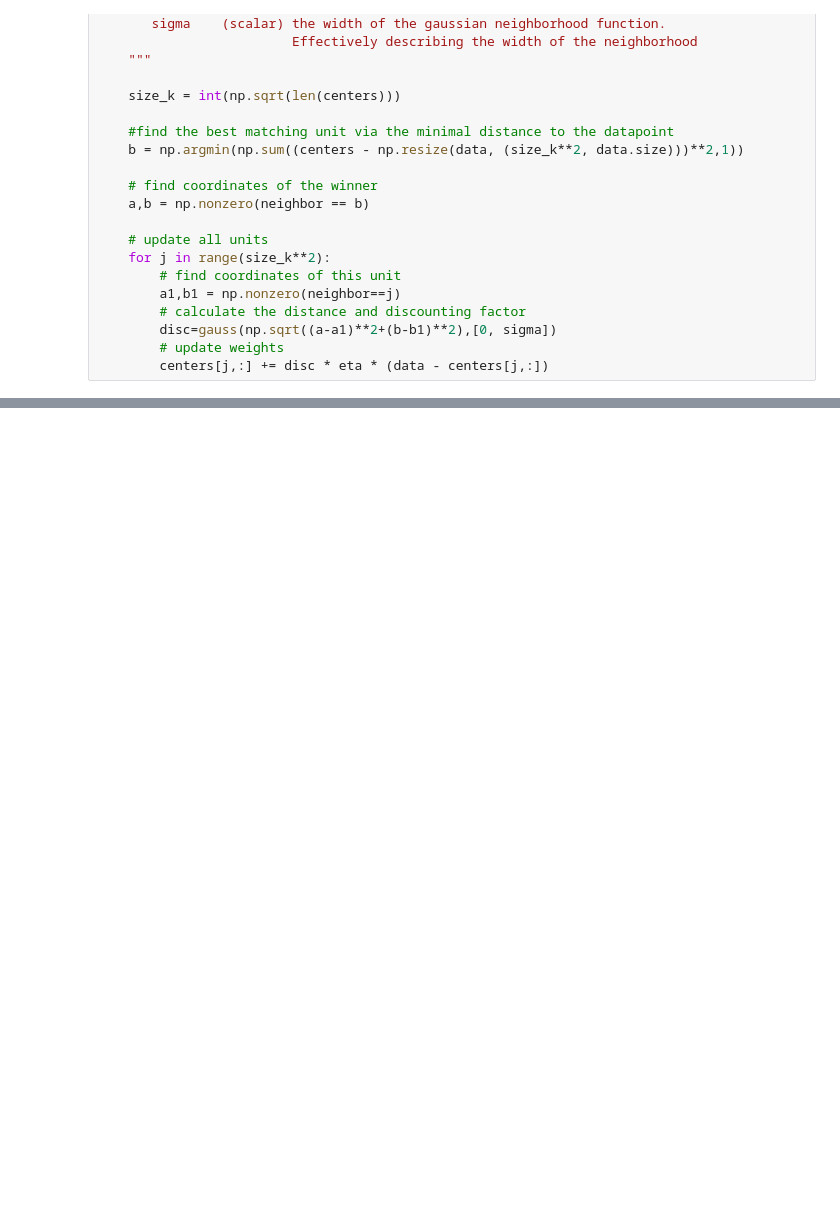
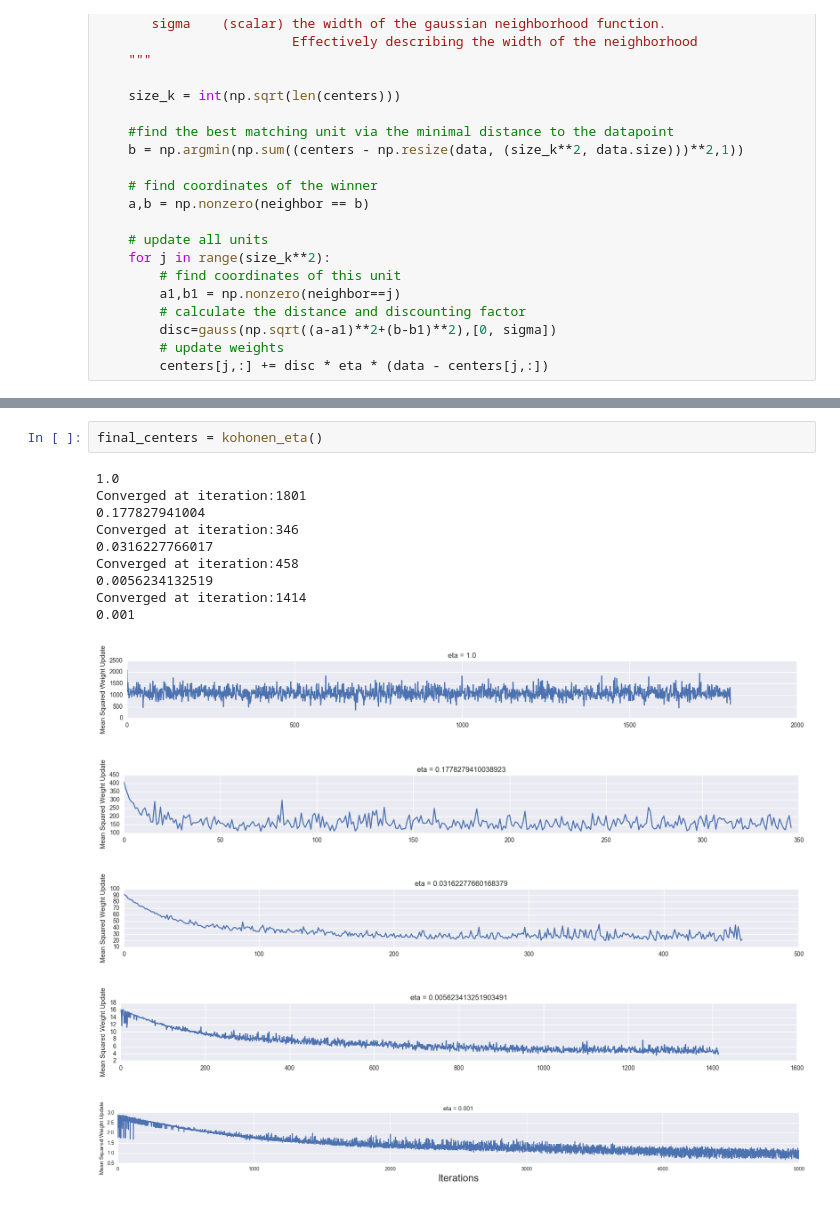
Before and after one commit to DunaiFuentes/unsupNN, a Jupyter notebook: MiniProject_Kohonen_clustering_Original.ipynb, the cells around one changed output, grey strips where cells are left out. Saved outputs shown, nothing was run; the diff lists cells and outputs as text; blank space fills up the shorter version.

```diff
--- a/MiniProject_Kohonen_clustering_Original.ipynb
+++ b/MiniProject_Kohonen_clustering_Original.ipynb
@@ -258,0 +208,17 @@ def kohonen():
+# %%
+final_centers = kohonen_eta()
+# %% [output]
+1.0
+Converged at iteration:1801
+0.177827941004
+Converged at iteration:346
+0.0316227766017
+Converged at iteration:458
+0.0056234132519
+Converged at iteration:1414
+0.001
+[figure, added]
+[figure, added]
+[figure, added]
+[figure, added]
+[figure, added]
```
Also changed, not shown: parts of 25 cells of this notebook, 1 other file.
